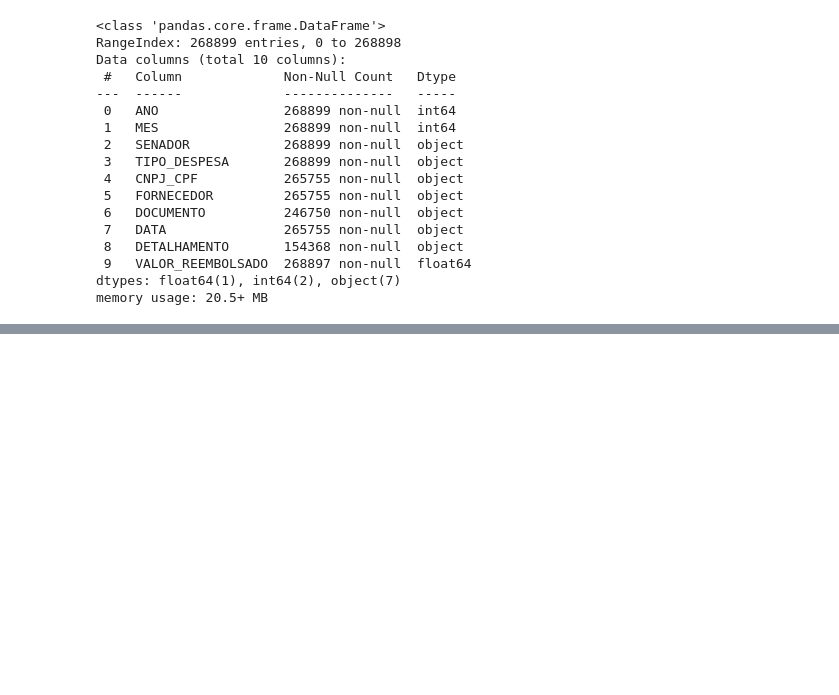
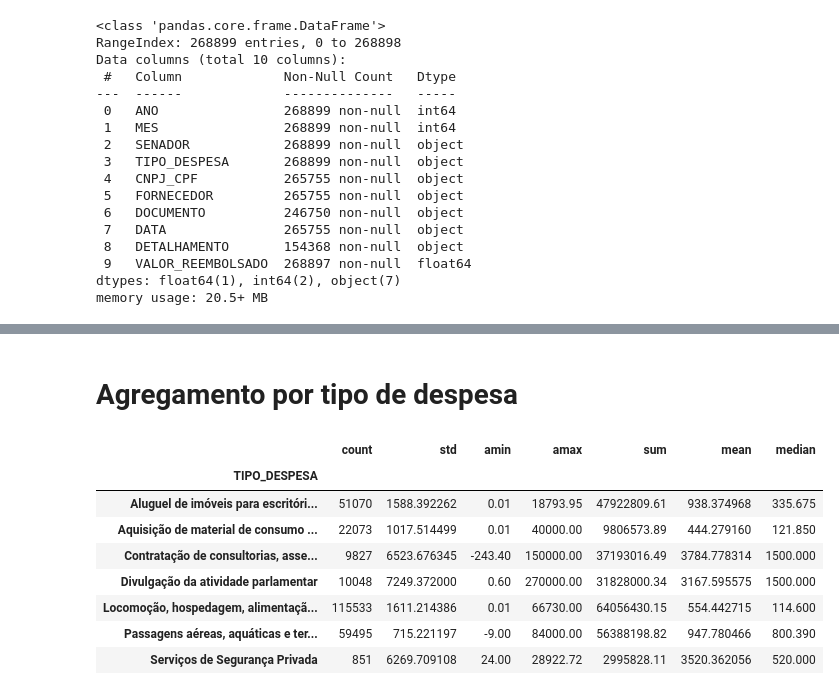
Before and after one commit to francocontigo/analise-reembolso-parlamentar, a Jupyter notebook: AnaliseReembolso.ipynb, the cells around one changed output, grey strips where cells are left out. Cells and saved outputs as stored; diff of their text form; code cells hidden in the pictures; blank space fills up the shorter version.

```diff
--- a/AnaliseReembolso.ipynb
+++ b/AnaliseReembolso.ipynb
@@ -94,0 +78,16 @@ dfCotaParlamentar.describe()
+# %% [markdown]
+# Agregamento por tipo de despesa
+# %%
+df_tipo_despesa_info = df_cota_parlamentar.groupby("TIPO_DESPESA")["VALOR_REEMBOLSADO"].agg(["count", np.std, np.min, np.max, np.sum, np.mean, np.median])
+# %%
+df_tipo_despesa_info
+# %% [output]
+|  | count | std | amin | amax | sum | mean | median |
+| TIPO_DESPESA |  |  |  |  |  |  |  |
+| Aluguel de imóveis para escritóri... | 51070 | 1588.392262 | 0.01 | 18793.95 | 47922809.61 | 938.374968 | 335.675 |
+| Aquisição de material de consumo ... | 22073 | 1017.514499 | 0.01 | 40000.00 | 9806573.89 | 444.279160 | 121.850 |
+| Contratação de consultorias, asse... | 9827 | 6523.676345 | -243.40 | 150000.00 | 37193016.49 | 3784.778314 | 1500.000 |
+| Divulgação da atividade parlamentar | 10048 | 7249.372000 | 0.60 | 270000.00 | 31828000.34 | 3167.595575 | 1500.000 |
+| Locomoção, hospedagem, alimentaçã... | 115533 | 1611.214386 | 0.01 | 66730.00 | 64056430.15 | 554.442715 | 114.600 |
+| Passagens aéreas, aquáticas e ter... | 59495 | 715.221197 | -9.00 | 84000.00 | 56388198.82 | 947.780466 | 800.390 |
+| Serviços de Segurança Privada | 851 | 6269.709108 | 24.00 | 28922.72 | 2995828.11 | 3520.362056 | 520.000 |
```
Also changed, not shown: parts of 62 cells of this notebook.
